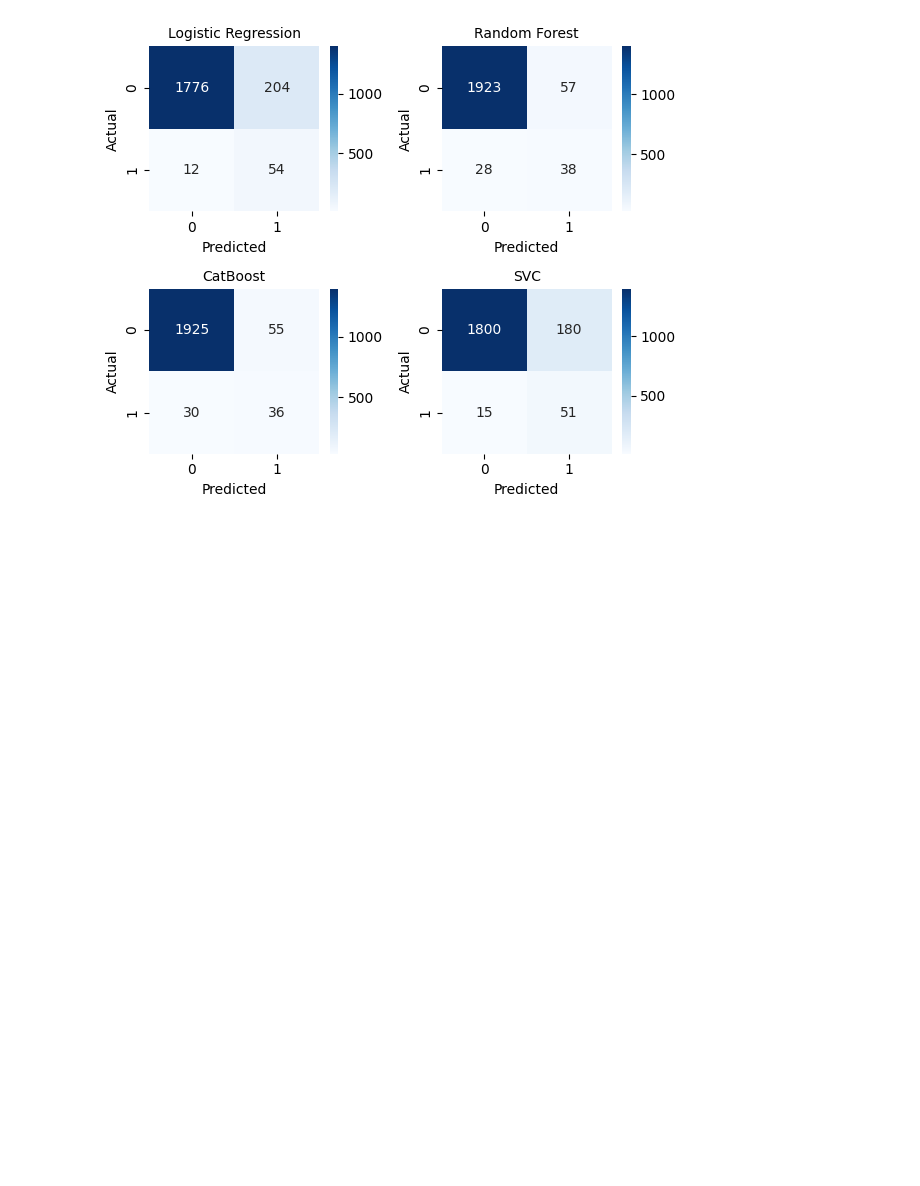
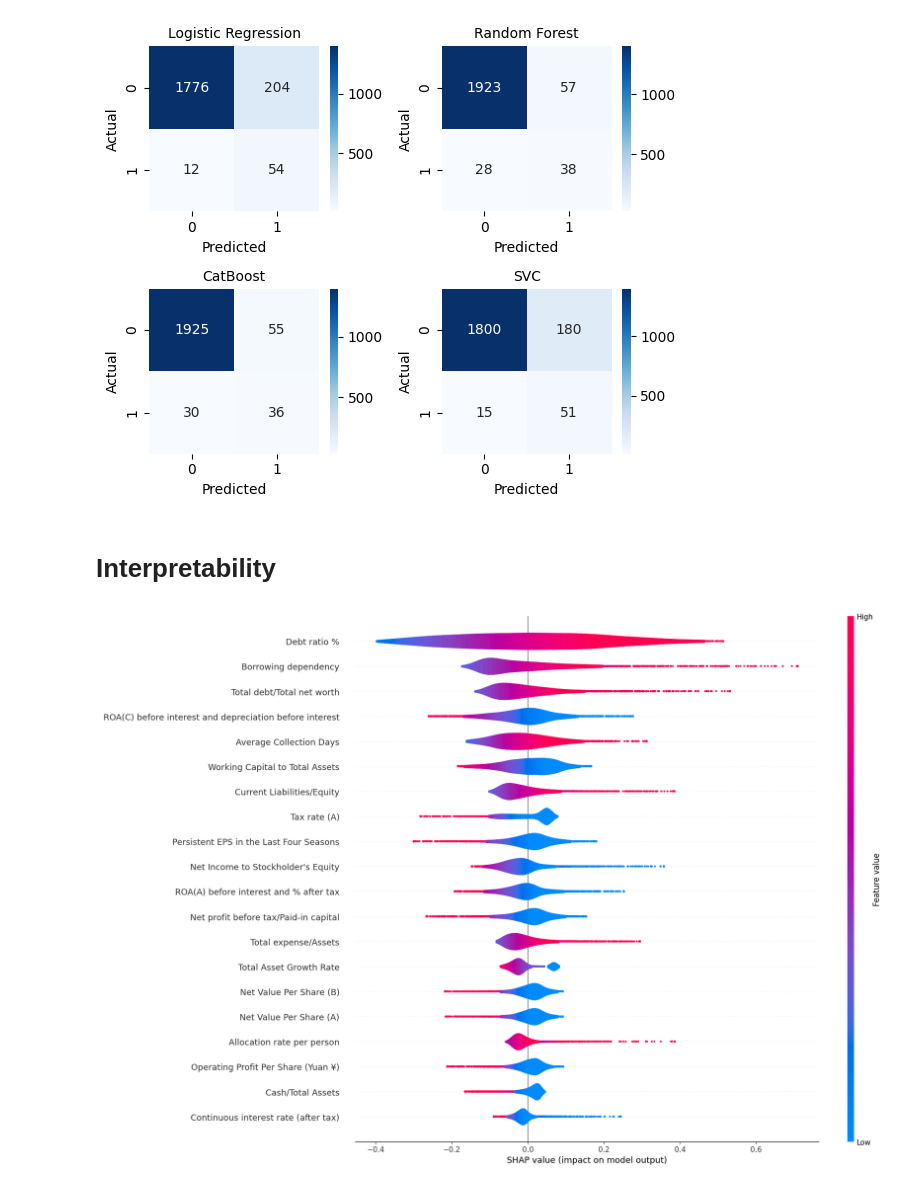
Before and after one commit to jrsh44/ML-bankruptcy-prediction, a Jupyter notebook: ml-code.ipynb, the cells around one changed output. Cells and saved outputs as stored; diff of their text form; code cells hidden in the pictures; blank space fills up the shorter version.

Commit message:
3 - Check interpretability

```diff
--- a/ml-code.ipynb
+++ b/ml-code.ipynb
@@ -501,3 +500,12 @@ plt.tight_layout()  # Adjust spacing between subplots to minimize the overlaps.
 plt.show()
 # %% [output]
 [figure]
+# %% [markdown]
+# Interpretability
+# %%
+explainer = shap.Explainer(log_reg_estimator, x_train, feature_perturbation="interventional")
+
+shap_values = explainer(x_train)
+shap.summary_plot(shap_values, plot_type='violin', plot_size=(18, 12))
+# %% [output]
+[figure, added]
```
Also changed, not shown: parts of 3 cells of this notebook.
